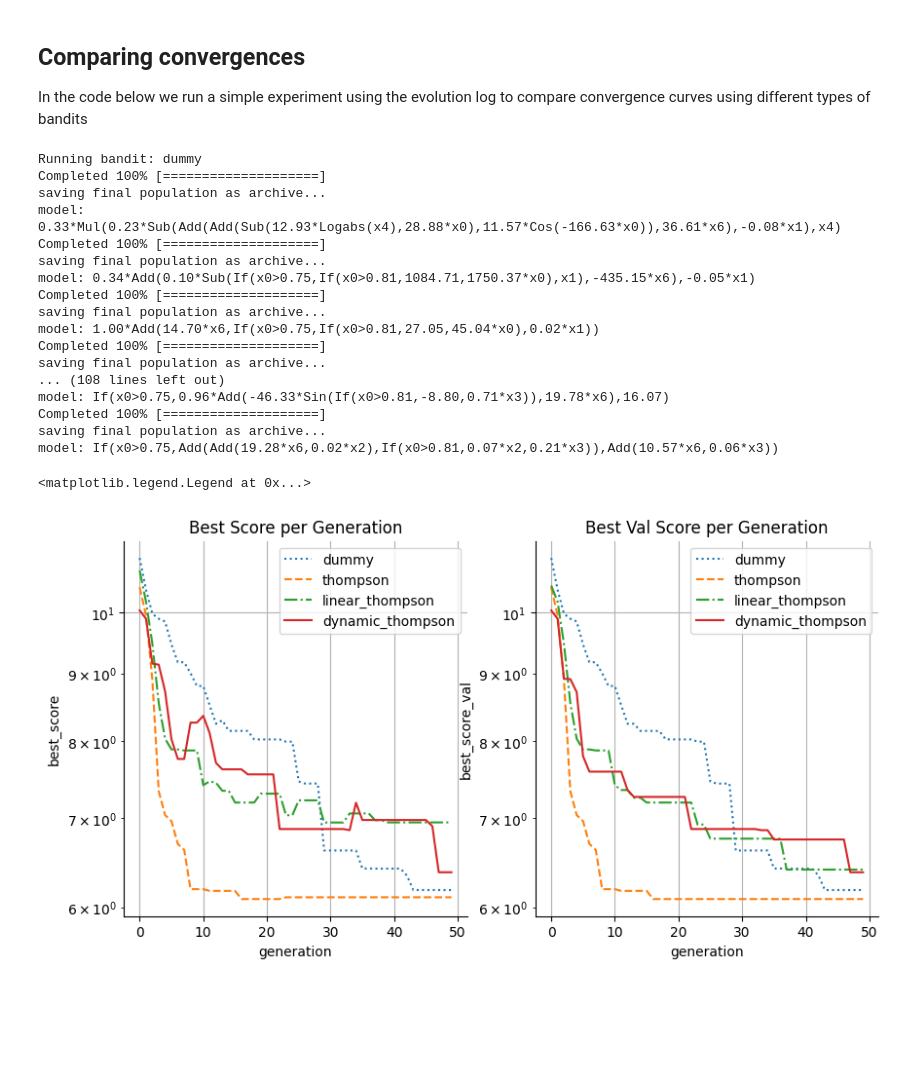
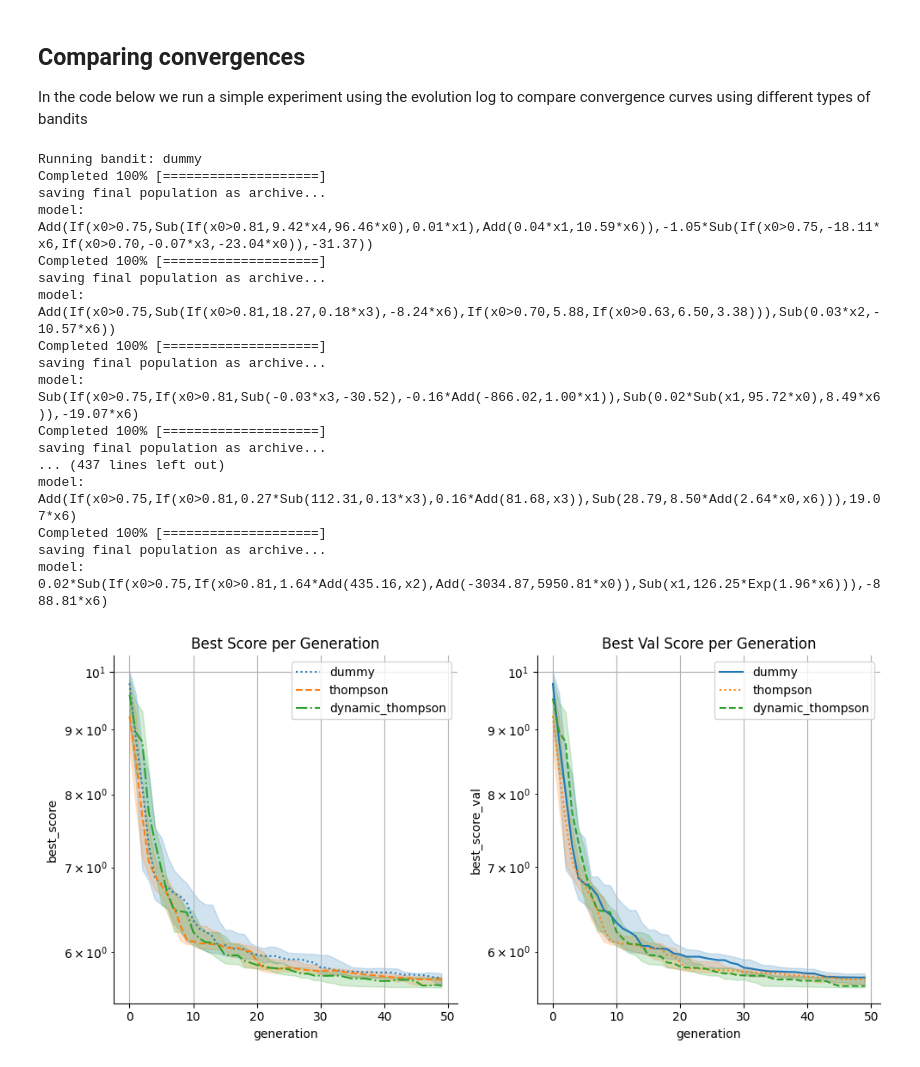
Before and after one commit to cavalab/brush, a Jupyter notebook: docs/guide/bandits.ipynb, the cells around one changed output. Saved outputs shown, nothing was run; the diff lists cells and outputs as text; code cells hidden in the pictures; blank space fills up the shorter version.

```diff
--- a/docs/guide/bandits.ipynb
+++ b/docs/guide/bandits.ipynb
@@ -168,36 +168,39 @@ In the code below we run a simple experiment using the evolution log to compare
 import tempfile
 
 # Running 5x each algorithm and saving its convergence data
-bandits = ['dummy', 'thompson', 'linear_thompson', 'dynamic_thompson']
+bandits = ['dummy', 'thompson', 'dynamic_thompson']
 results = {b:[] for b in bandits}
 
 with tempfile.TemporaryDirectory() as tmpdirname:
     for bandit in bandits:
         print(f"Running bandit: {bandit}")
-        for run in range(10):
+        for run in range(50):
             logfile = f"{tmpdirname}/log_bandit={bandit}_run={run}.csv"
 
             est = BrushRegressor(
-                functions=['SplitOn', 'Add', 'Exp', 'Sub', 'SplitBest',
-                           'Mul', 'Sin', 'Cos', 'Exp', 'Logabs'],
+                functions=[
+                    'Exp', 'Sub', 'Add', 'SplitBest', # 'SplitOn', # 'And', 'Or', #
+                    # 'Mul', 'Sin', 'Cos', 'Exp', 'Logabs'
+                ],
                 max_gens=50,
                 pop_size=100,
-                max_stall=50, # avoiding early stopping --- we want to see the full convergence
+                max_stall=100, # avoiding early stopping --- we want to see the full convergence
+                max_depth=5,
                 objectives=["scorer", "linear_complexity"],
                 bandit=bandit,
                 weights_init=True,
-                cx_prob = 1/8,
+                cx_prob = 1/10,
                 mutation_probs = {
-                    "point"             : 1/7,
-                    "insert"            : 1/7,
-                    "delete"            : 1/7,
-                    "subtree"           : 2/7,
-                    "toggle_weight_on"  : 1/7,
-                    "toggle_weight_off" : 1/7 },
+                    "point"             : 2/10,
+                    "insert"            : 2/10,
+                    "delete"            : 1/10,
+                    "subtree"           : 2/10,
+                    "toggle_weight_on"  : 1/10,
+                    "toggle_weight_off" : 1/10 },
                 use_arch=False,
                 logfile=logfile,
                 verbosity=1
-            ).fit(X,y)
+            ).fit(X.astype(float),y)
 
             print('model:', est.best_estimator_.get_model())
 
@@ -213,45 +216,45 @@ with tempfile.TemporaryDirectory() as tmpdirname:
 Running bandit: dummy
 Completed 100% [====================]
 saving final population as archive...
-model: 0.33*Mul(0.23*Sub(Add(Add(Sub(12.93*Logabs(x4),28.88*x0),11.57*Cos(-166.63*x0)),36.61*x6),-0.08*x1),x4)
+model: Add(If(x0>0.75,Sub(If(x0>0.81,9.42*x4,96.46*x0),0.01*x1),Add(0.04*x1,10.59*x6)),-1.05*Sub(If(x0>0.75,-18.11*x6,If(x0>0.70,-0.07*x3,-23.04*x0)),-31.37))
 Completed 100% [====================]
 saving final population as archive...
-model: 0.34*Add(0.10*Sub(If(x0>0.75,If(x0>0.81,1084.71,1750.37*x0),x1),-435.15*x6),-0.05*x1)
+model: Add(If(x0>0.75,Sub(If(x0>0.81,18.27,0.18*x3),-8.24*x6),If(x0>0.70,5.88,If(x0>0.63,6.50,3.38))),Sub(0.03*x2,-10.57*x6))
 Completed 100% [====================]
 saving final population as archive...
-model: 1.00*Add(14.70*x6,If(x0>0.75,If(x0>0.81,27.05,45.04*x0),0.02*x1))
+model: Sub(If(x0>0.75,If(x0>0.81,Sub(-0.03*x3,-30.52),-0.16*Add(-866.02,1.00*x1)),Sub(0.02*Sub(x1,95.72*x0),8.49*x6)),-19.07*x6)
 Completed 100% [====================]
 saving final population as archive...
-... (108 lines left out)
-model: If(x0>0.75,0.96*Add(-46.33*Sin(If(x0>0.81,-8.80,0.71*x3)),19.78*x6),16.07)
+... (437 lines left out)
+model: Add(If(x0>0.75,If(x0>0.81,0.27*Sub(112.31,0.13*x3),0.16*Add(81.68,x3)),Sub(28.79,8.50*Add(2.64*x0,x6))),19.07*x6)
 Completed 100% [====================]
 saving final population as archive...
-model: If(x0>0.75,Add(Add(19.28*x6,0.02*x2),If(x0>0.81,0.07*x2,0.21*x3)),Add(10.57*x6,0.06*x3))
+model: 0.02*Sub(If(x0>0.75,If(x0>0.81,1.64*Add(435.16,x2),Add(-3034.87,5950.81*x0)),Sub(x1,126.25*Exp(1.96*x6))),-888.81*x6)
 # %%
 import seaborn as sns
 import matplotlib.pyplot as plt
 from itertools import cycle
 import numpy as np
 
 fig, axs = plt.subplots(1, 2, figsize=(10, 5))
 
 lines = [":","--","-.", "-"]
 linecycler = cycle(lines)
 
 for i, col in enumerate(['best_score', 'best_score_val']):
     for bandit in bandits:
         bandit_df = pd.concat([experiment['log'] for experiment in results[bandit]], axis=0)
-        sns.lineplot(bandit_df, x='generation', y=col, ls=next(linecycler), label=bandit, ax=axs[i], estimator=np.median, errorbar=None)
+        sns.lineplot(bandit_df, x='generation', y=col, ls=next(linecycler), label=bandit, ax=axs[i], estimator=np.nanmedian, errorbar='ci')
     sns.despine()
     axs[i].grid()
     axs[i].set_yscale('log')
 
 axs[0].set_title('Best Score per Generation')
 axs[1].set_title('Best Val Score per Generation')
 plt.legend()
+plt.tight_layout()
 # %% [output]
-<matplotlib.legend.Legend at 0x...>
-[figure, old version]
+[figure, new version]
 # %%
 frames = []
 for bandit in bandits:
```
Also changed, not shown: parts of 5 cells of this notebook, 1 other file.
